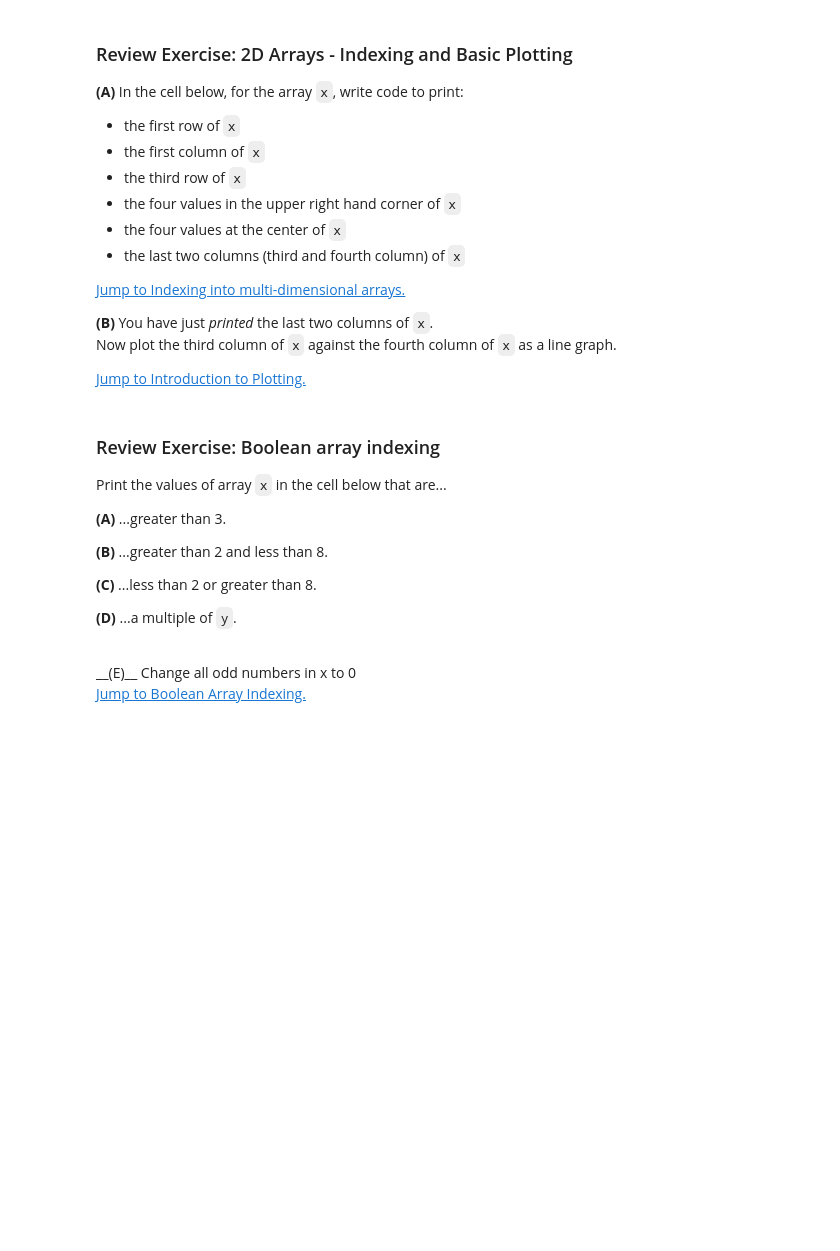
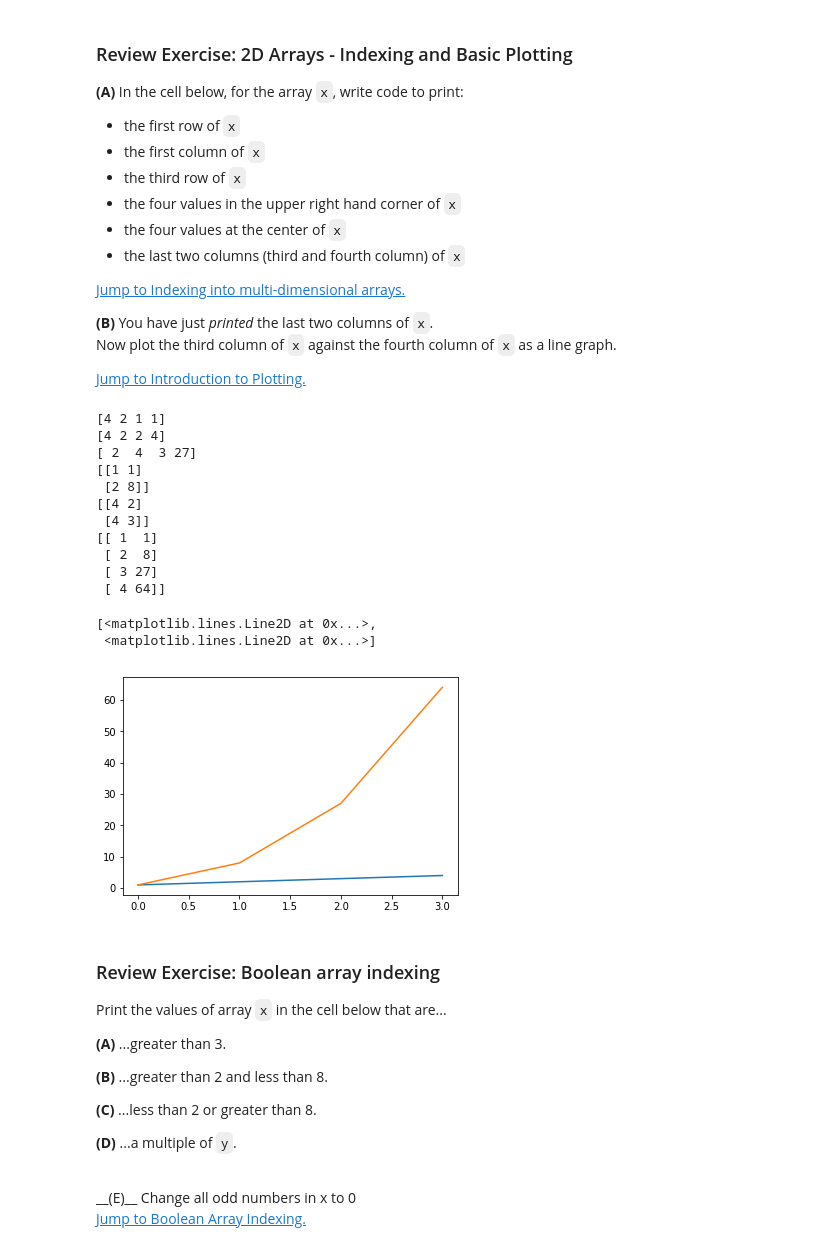
Before and after one commit to michaelnicht/python-class, a Jupyter notebook: 7_Numerical_computation_with_Numpy.ipynb, the cells around one changed output. Drawn from its saved outputs; the diff is of its cells as text; code cells hidden in the pictures; blank space fills up the shorter version.

```diff
--- a/7_Numerical_computation_with_Numpy.ipynb
+++ b/7_Numerical_computation_with_Numpy.ipynb
@@ -2617,9 +2685,31 @@ __(B)__ You have just *printed* the last two columns of `x`.
 # %%
 # 2D array
 x = np.array([[4, 2, 1, 1],
               [2, 4, 2, 8],
               [2, 4, 3, 27],
               [4, 1, 4, 64]])
+print(x[0])
+print(x[0:,0])
+print(x[2])
+print(x[0:2, 2:4])
+print(x[1:3, 1:3])
+print(x[0:4, 2:4])
+plt.plot(x[0:4, 2:4])
+# %% [output]
+[4 2 1 1]
+[4 2 2 4]
+[ 2  4  3 27]
+[[1 1]
+ [2 8]]
+[[4 2]
+ [4 3]]
+[[ 1  1]
+ [ 2  8]
+ [ 3 27]
+ [ 4 64]]
+[<matplotlib.lines.Line2D at 0x...>,
+ <matplotlib.lines.Line2D at 0x...>]
+[figure, added]
 # %% [markdown]
 ### Review Exercise:  Boolean array indexing
 
```
Also changed, not shown: parts of 20 cells of this notebook, 2 other files.
